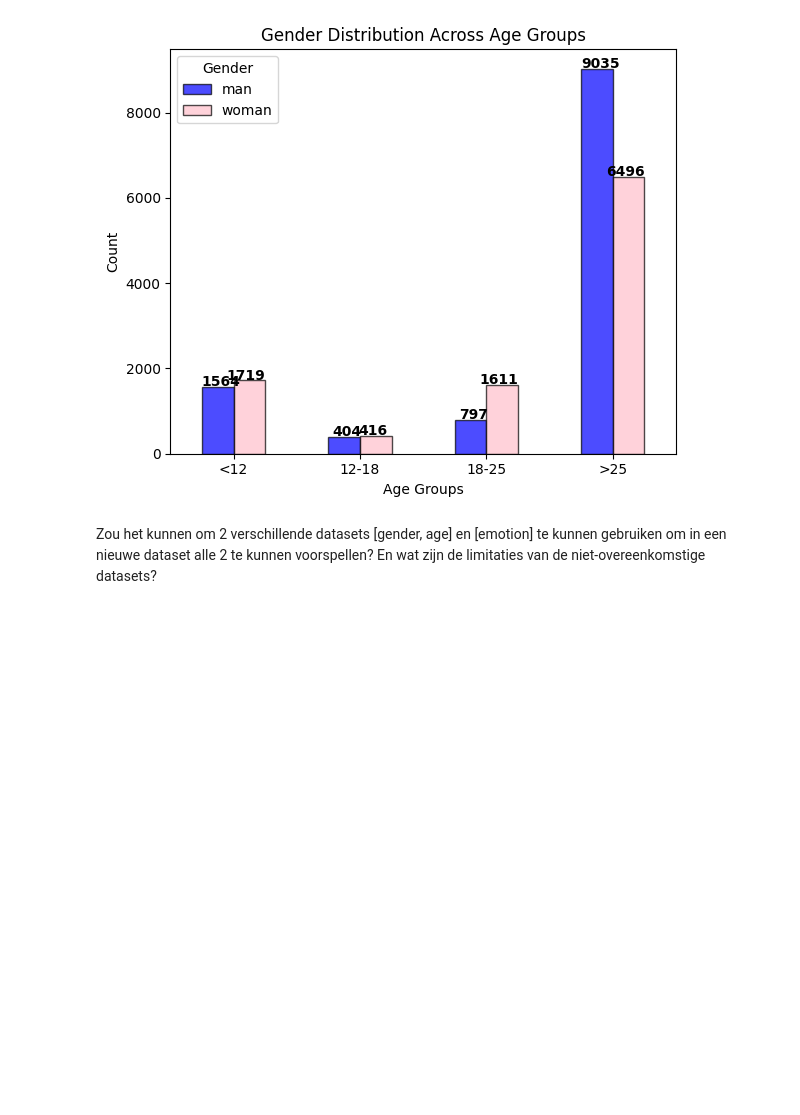
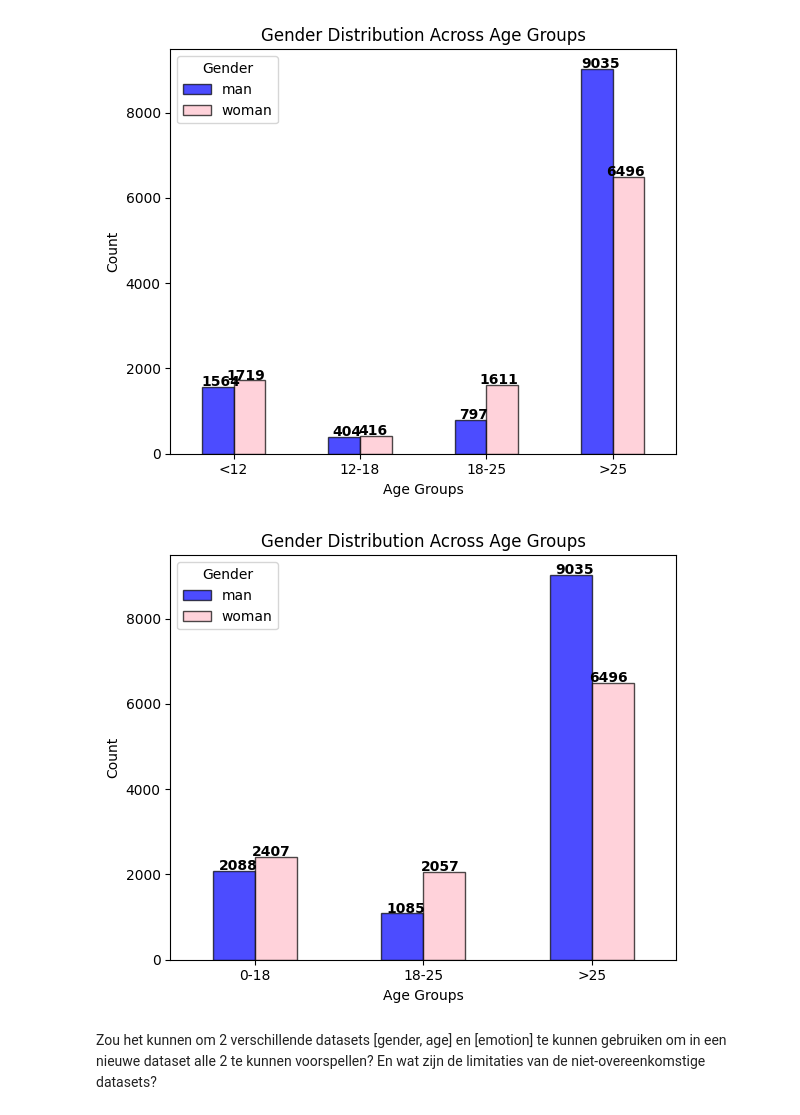
Before and after one commit to HiddeFranke/MLgroup105, a Jupyter notebook: Exploratory Data Analysis.ipynb, the cells around one changed output. Drawn from its saved outputs; the diff is of its cells as text; code cells hidden in the pictures; blank space fills up the shorter version.

```diff
--- a/Exploratory Data Analysis.ipynb
+++ b/Exploratory Data Analysis.ipynb
@@ -144,6 +144,37 @@ plt.tight_layout()
 plt.show()
 # %% [output]
 [figure]
+# %%
+# Groepeer de data in de drie leeftijdscategorieën en tel het aantal mannen en vrouwen per groep
+age_groups = {
+    '0-18': data[data["age"] <= 18]['gender'].value_counts(),
+    '18-25': data[(data["age"] > 18) & (data["age"] <= 25)]['gender'].value_counts(),
+    '>25': data[data["age"] > 25]['gender'].value_counts()
+}
+
+# Zet de data in een dataframe voor makkelijker plotten
+age_group_df = pd.DataFrame(age_groups).T.fillna(0)  # Vul missende waarden (geen Male/Female in een categorie) met 0
+
+# Plot de gegevens als een gegroepeerde bar chart
+fig, ax = plt.subplots(figsize=(6, 5))
+age_group_df.plot(kind='bar', ax=ax, color=['blue', 'pink'], alpha=0.7, edgecolor='black')
+
+# Labels en titel instellen
+ax.set_xlabel('Age Groups')
+ax.set_ylabel('Count')
+ax.set_title('Gender Distribution Across Age Groups')
+ax.legend(title='Gender', labels=["man", "woman"])
+
+# Totaal boven de boxen plaatsen
+for age_idx, (age_group, values) in enumerate(age_group_df.iterrows()):
+    for gender_idx, value in enumerate(values):
+        ax.text(age_idx + gender_idx * 0.2 - 0.1, value + 15, str(int(value)), ha='center', fontsize=10, fontweight='bold')
+
+plt.xticks(rotation=0)  # Zorgt ervoor dat de leeftijdsgroepen horizontaal blijven staan
+plt.tight_layout()
+plt.show()
+# %% [output]
+[figure, added]
 # %% [markdown]
 Zou het kunnen om 2 verschillende datasets [gender, age] en [emotion] te kunnen gebruiken om in een nieuwe dataset alle 2 te kunnen voorspellen? En wat zijn de limitaties van de niet-overeenkomstige datasets?
 # %% [markdown]
```
Also changed, not shown: 5 other files.
